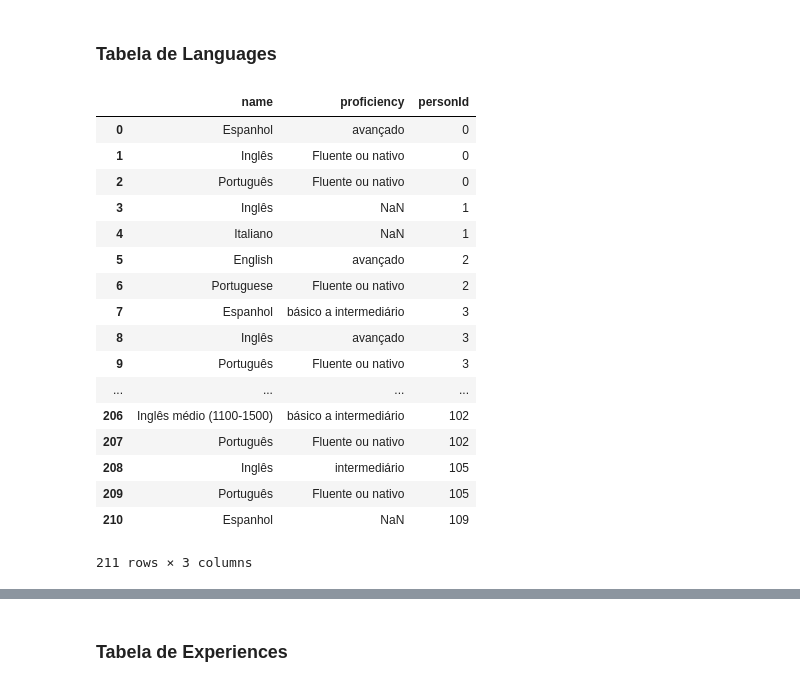
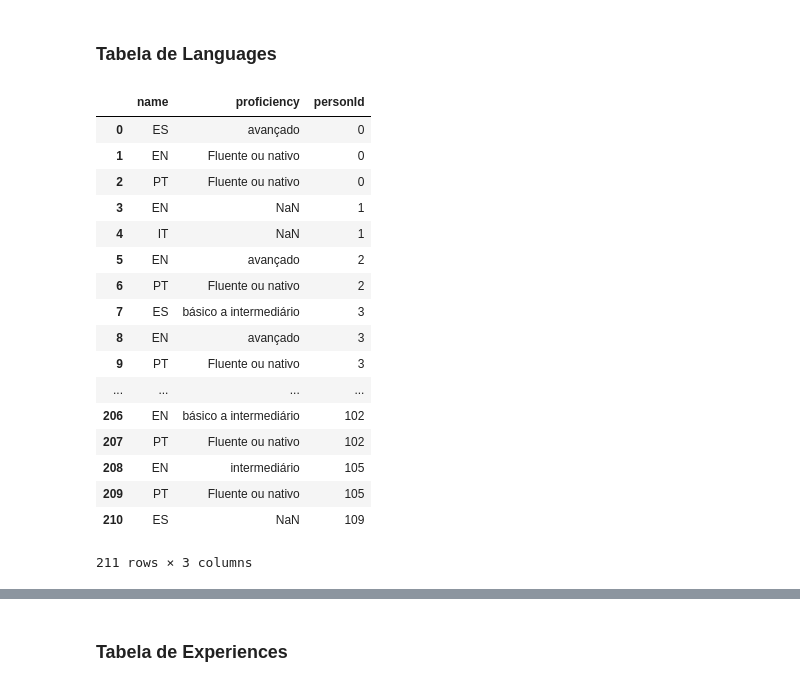
Before and after one commit to ACALBUQUERQUE/introducao-linguagens-estatisticas, a Jupyter notebook: trab/TrabalhoILE.ipynb, the cells around one changed output, grey strips where cells are left out. Cells and saved outputs as stored; diff of their text form; code cells hidden in the pictures.

Commit message:
groupby for all tables and generate the plots

```diff
--- a/trab/TrabalhoILE.ipynb
+++ b/trab/TrabalhoILE.ipynb
@@ -71,23 +90,24 @@ def setupTable(myColumn):
 ### Tabela de Languages
 # %%
 ## LANG table
-setupTable(pandasDF.languages)
+langDF = setupTable(pandasDF.languages)
+langDF
 # %% [output]
 |  | name | proficiency | personId |
-| 0 | Espanhol | avançado | 0 |
-| 1 | Inglês | Fluente ou nativo | 0 |
-| 2 | Português | Fluente ou nativo | 0 |
-| 3 | Inglês | NaN | 1 |
-| 4 | Italiano | NaN | 1 |
-| 5 | English | avançado | 2 |
-| 6 | Portuguese | Fluente ou nativo | 2 |
-| 7 | Espanhol | básico a intermediário | 3 |
-| 8 | Inglês | avançado | 3 |
-| 9 | Português | Fluente ou nativo | 3 |
+| 0 | ES | avançado | 0 |
+| 1 | EN | Fluente ou nativo | 0 |
+| 2 | PT | Fluente ou nativo | 0 |
+| 3 | EN | NaN | 1 |
+| 4 | IT | NaN | 1 |
+| 5 | EN | avançado | 2 |
+| 6 | PT | Fluente ou nativo | 2 |
+| 7 | ES | básico a intermediário | 3 |
+| 8 | EN | avançado | 3 |
+| 9 | PT | Fluente ou nativo | 3 |
 | ... | ... | ... | ... |
-| 206 | Inglês médio (1100-1500) | básico a intermediário | 102 |
-| 207 | Português | Fluente ou nativo | 102 |
-| 208 | Inglês | intermediário | 105 |
-| 209 | Português | Fluente ou nativo | 105 |
-| 210 | Espanhol | NaN | 109 |
+| 206 | EN | básico a intermediário | 102 |
+| 207 | PT | Fluente ou nativo | 102 |
+| 208 | EN | intermediário | 105 |
+| 209 | PT | Fluente ou nativo | 105 |
+| 210 | ES | NaN | 109 |
 211 rows × 3 columns
```
Also changed, not shown: parts of 18 cells of this notebook.
